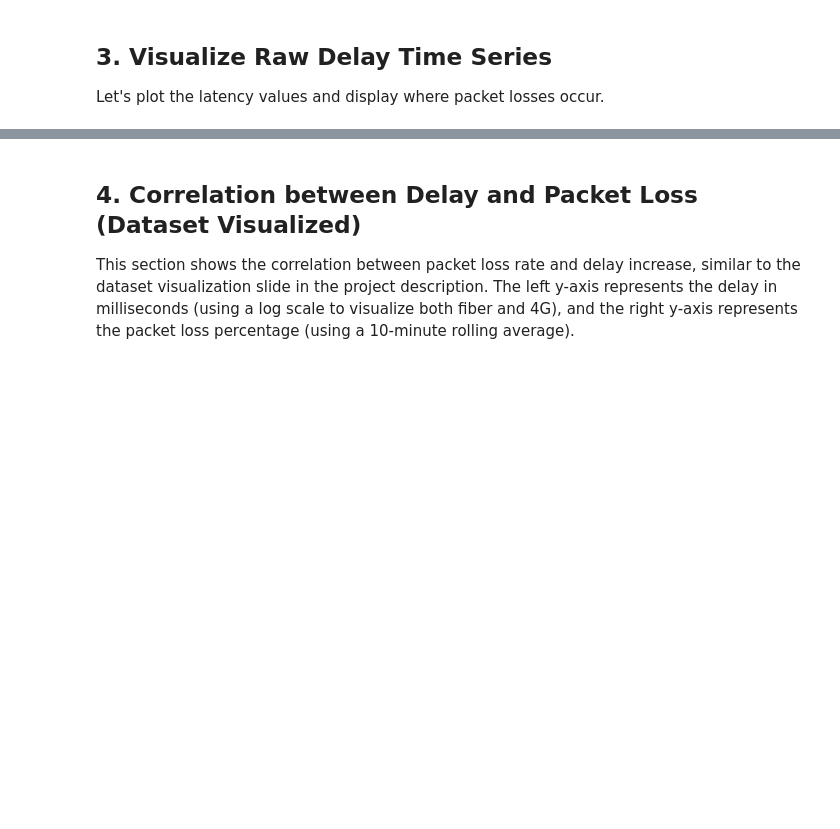
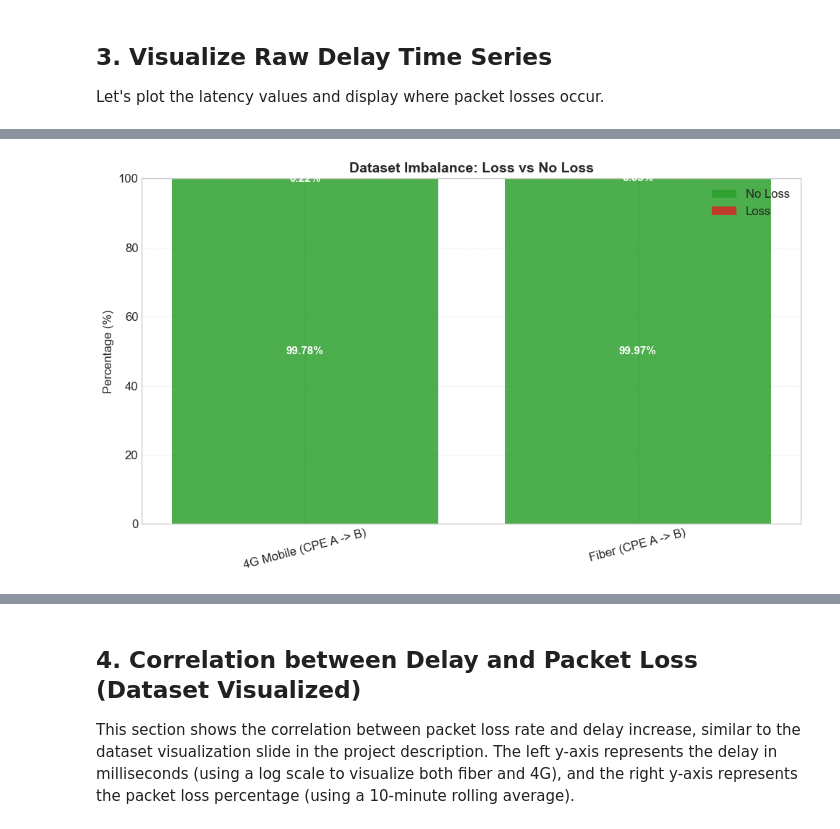
Before and after one commit to pietroguidetti02/NDAL-project-2026, a Jupyter notebook: exploratory_analysis.ipynb, the cells around one changed output, grey strips where cells are left out. Saved outputs shown, nothing was run; the diff lists cells and outputs as text; code cells hidden in the pictures; blank space fills up the shorter version.

```diff
--- a/exploratory_analysis.ipynb
+++ b/exploratory_analysis.ipynb
@@ -218,0 +217,58 @@ plt.savefig('results/raw_data_visualization/4g_delay_time_series.png', dpi=300)
+# %%
+# Visualizza lo sbilanciamento tra eventi di loss e non-loss per ciascun dataset
+datasets = {
+    'Fiber (CPE A -> B)': df_fiber,
+    '4G Mobile (CPE A -> B)': df_mobile
+}
+
+summary_rows = []
+for dataset_name, frame in datasets.items():
+    total_rows = len(frame)
+    loss_rows = int((frame['delay_ms'] == -1).sum())
+    no_loss_rows = total_rows - loss_rows
+
+    loss_pct = (loss_rows / total_rows) * 100 if total_rows else 0
+    no_loss_pct = (no_loss_rows / total_rows) * 100 if total_rows else 0
+
+    summary_rows.append({
+        'dataset': dataset_name,
+        'class': 'Loss',
+        'percentage': loss_pct
+    })
+    summary_rows.append({
+        'dataset': dataset_name,
+        'class': 'No Loss',
+        'percentage': no_loss_pct
+    })
+
+    print(f'{dataset_name}:')
+    print(f'  Loss: {loss_rows} ({loss_pct:.4f}%)')
+    print(f'  No Loss: {no_loss_rows} ({no_loss_pct:.4f}%)')
+    print()
+
+imbalance_df = pd.DataFrame(summary_rows)
+pivot_df = imbalance_df.pivot(index='dataset', columns='class', values='percentage')[['No Loss', 'Loss']]
+
+fig, ax = plt.subplots(figsize=(10, 6))
+colors = ['#2ca02c', '#d62728']
+bottom = np.zeros(len(pivot_df))
+
+for idx, class_name in enumerate(pivot_df.columns):
+    values = pivot_df[class_name].values
+    bars = ax.bar(pivot_df.index, values, bottom=bottom, label=class_name, color=colors[idx], alpha=0.85)
+    for bar, value in zip(bars, values):
+        if value > 0:
+            ax.text(bar.get_x() + bar.get_width() / 2, bar.get_y() + bar.get_height() / 2,
+                    f'{value:.2f}%', ha='center', va='center', color='white', fontsize=11, fontweight='bold')
+    bottom += values
+
+ax.set_ylim(0, 100)
+ax.set_ylabel('Percentage (%)')
+ax.set_title('Dataset Imbalance: Loss vs No Loss', fontsize=14, weight='bold')
+ax.legend(loc='upper right')
+ax.grid(axis='y', linestyle='--', alpha=0.3)
+plt.xticks(rotation=15)
+plt.tight_layout()
+plt.savefig('results/raw_data_visualization/dataset_imbalance_loss_vs_no_loss.png', dpi=300)
+plt.show()
+# %% [output]
@@ -218,0 +282 @@ plt.savefig('results/raw_data_visualization/4g_delay_time_series.png', dpi=300)
+[figure, added]
```
Also changed, not shown: parts of 11 cells of this notebook, 30 other files.
